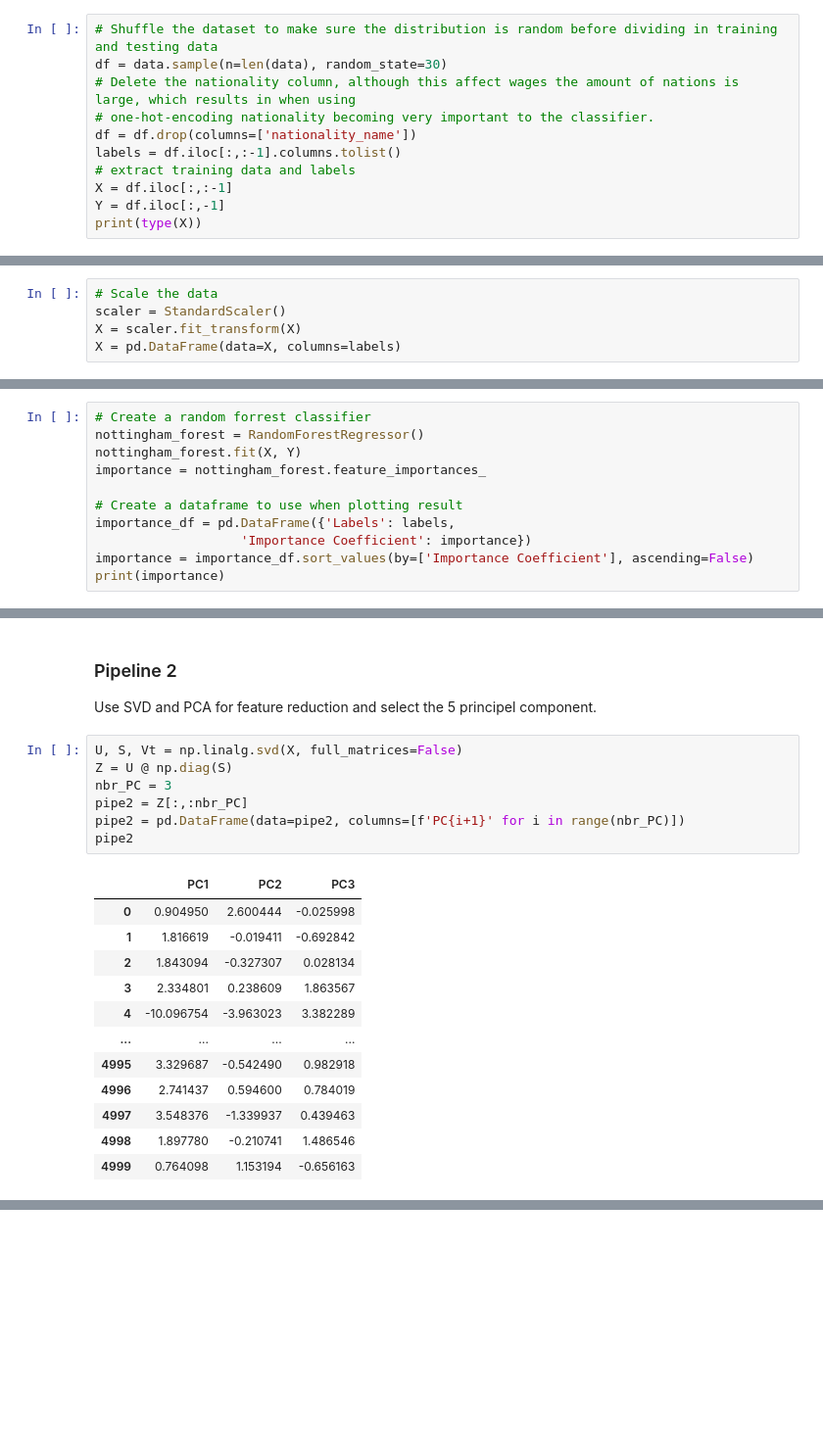
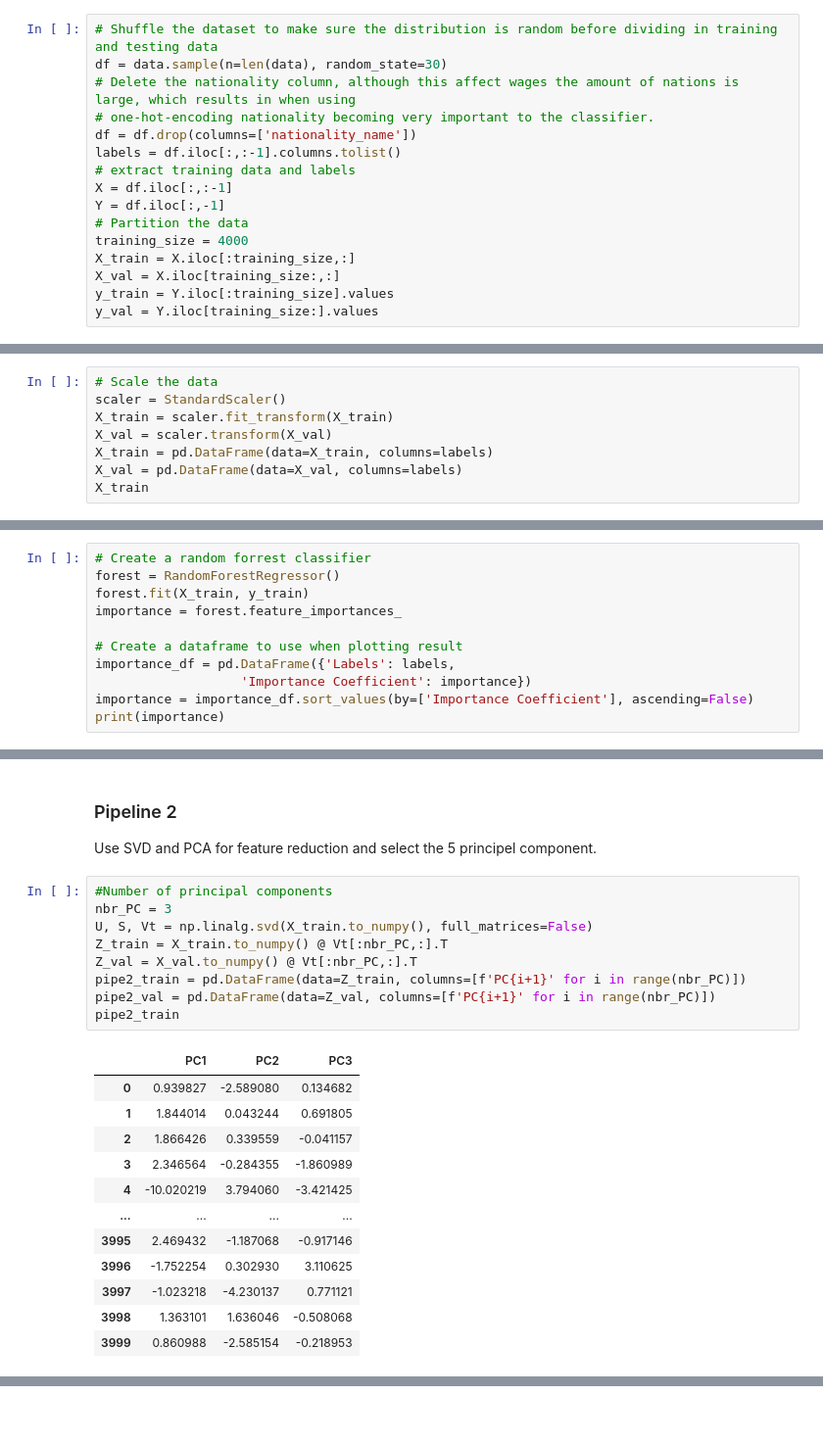
Before and after one commit to dimanaStoyanova7/DSAIT4020, a Jupyter notebook: midterm_assignment.ipynb, the cells around one changed output, grey strips where cells are left out. Shown at 98% size. Saved outputs shown, nothing was run; the diff lists cells and outputs as text; blank space fills up the shorter version.

```diff
--- a/midterm_assignment.ipynb
+++ b/midterm_assignment.ipynb
@@ -48,4 +52,9 @@ labels = df.iloc[:,:-1].columns.tolist()
 # extract training data and labels
 X = df.iloc[:,:-1]
 Y = df.iloc[:,-1]
-print(type(X))
+# Partition the data
+training_size = 4000
+X_train = X.iloc[:training_size,:]
+X_val = X.iloc[training_size:,:]
+y_train = Y.iloc[:training_size].values
+y_val = Y.iloc[training_size:].values
@@ -69,5 +76,8 @@ Scale each column to 0 mean and 1 variance; if not the KNN algorithm would be to
 # %%
 # Scale the data
 scaler = StandardScaler()
-X = scaler.fit_transform(X)
-X = pd.DataFrame(data=X, columns=labels)
+X_train = scaler.fit_transform(X_train)
+X_val = scaler.transform(X_val)
+X_train = pd.DataFrame(data=X_train, columns=labels)
+X_val = pd.DataFrame(data=X_val, columns=labels)
+X_train
@@ -76,9 +100,9 @@ X = pd.DataFrame(data=X, columns=labels)
 Create a random forest regressor to get an indication of what features are considered important for the tree classifier. And select the most important for testing of the kNN model.
 # %%
 # Create a random forrest classifier
-nottingham_forest = RandomForestRegressor()
-nottingham_forest.fit(X, Y)
-importance = nottingham_forest.feature_importances_
+forest = RandomForestRegressor()
+forest.fit(X_train, y_train)
+importance = forest.feature_importances_
 
 # Create a dataframe to use when plotting result
 importance_df = pd.DataFrame({'Labels': labels,
@@ -124,22 +153,24 @@ dtype: float64
 ### Pipeline 2
 Use SVD and PCA for feature reduction and select the 5 principel component.
 # %%
-U, S, Vt = np.linalg.svd(X, full_matrices=False)
-Z = U @ np.diag(S)
+#Number of principal components
 nbr_PC = 3
-pipe2 = Z[:,:nbr_PC]
-pipe2 = pd.DataFrame(data=pipe2, columns=[f'PC{i+1}' for i in range(nbr_PC)])
-pipe2
+U, S, Vt = np.linalg.svd(X_train.to_numpy(), full_matrices=False)
+Z_train = X_train.to_numpy() @ Vt[:nbr_PC,:].T
+Z_val = X_val.to_numpy() @ Vt[:nbr_PC,:].T
+pipe2_train = pd.DataFrame(data=Z_train, columns=[f'PC{i+1}' for i in range(nbr_PC)])
+pipe2_val = pd.DataFrame(data=Z_val, columns=[f'PC{i+1}' for i in range(nbr_PC)])
+pipe2_train
 # %% [output]
 |  | PC1 | PC2 | PC3 |
-| 0 | 0.904950 | 2.600444 | -0.025998 |
-| 1 | 1.816619 | -0.019411 | -0.692842 |
-| 2 | 1.843094 | -0.327307 | 0.028134 |
-| 3 | 2.334801 | 0.238609 | 1.863567 |
-| 4 | -10.096754 | -3.963023 | 3.382289 |
+| 0 | 0.939827 | -2.589080 | 0.134682 |
+| 1 | 1.844014 | 0.043244 | 0.691805 |
+| 2 | 1.866426 | 0.339559 | -0.041157 |
+| 3 | 2.346564 | -0.284355 | -1.860989 |
+| 4 | -10.020219 | 3.794060 | -3.421425 |
 | ... | ... | ... | ... |
-| 4995 | 3.329687 | -0.542490 | 0.982918 |
-| 4996 | 2.741437 | 0.594600 | 0.784019 |
-| 4997 | 3.548376 | -1.339937 | 0.439463 |
-| 4998 | 1.897780 | -0.210741 | 1.486546 |
-| 4999 | 0.764098 | 1.153194 | -0.656163 |
+| 3995 | 2.469432 | -1.187068 | -0.917146 |
+| 3996 | -1.752254 | 0.302930 | 3.110625 |
+| 3997 | -1.023218 | -4.230137 | 0.771121 |
+| 3998 | 1.363101 | 1.636046 | -0.508068 |
+| 3999 | 0.860988 | -2.585154 | -0.218953 |
```
Also changed, not shown: parts of 25 cells of this notebook, 1 other file.
